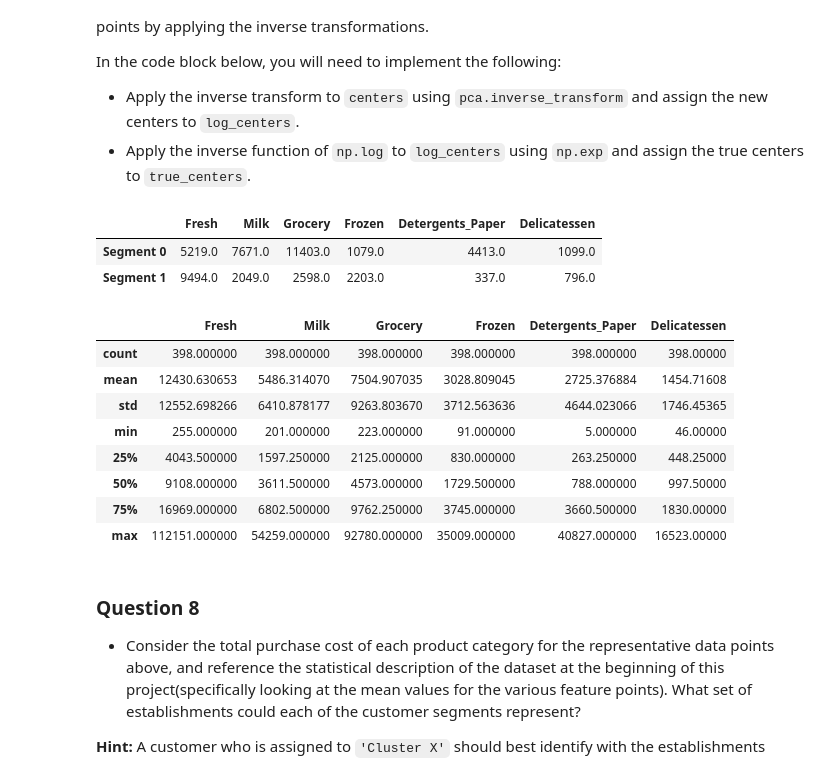
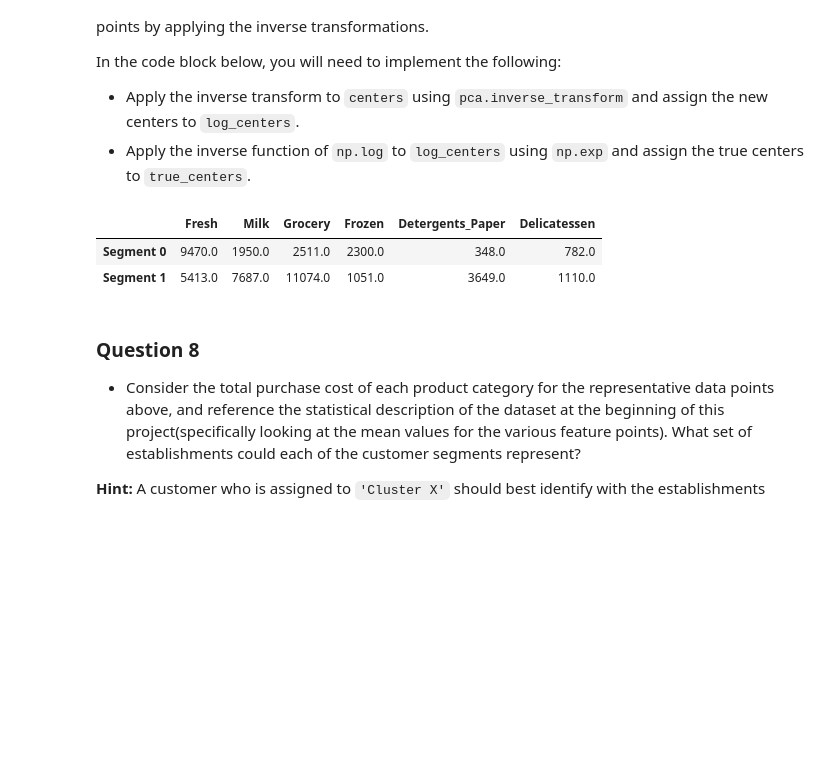
Before and after one commit to Iamjulius/machine-learning, a Jupyter notebook: customer_segments/customer_segments.ipynb, the cells around one changed output. Saved outputs shown, nothing was run; the diff lists cells and outputs as text; code cells hidden in the pictures; blank space fills up the shorter version.

Commit message:
Update project customer_segments based on feedback

```diff
--- a/customer_segments/customer_segments.ipynb
+++ b/customer_segments/customer_segments.ipynb
@@ -207,0 +267,13 @@ pd.plotting.scatter_matrix(log_data, alpha = 0.3, figsize = (14,8), diagonal = '
+# %%
+#Plot the distribution of log_data
+
+fig, axes = plt.subplots(2, 3)
+axes = axes.flatten()
+fig.set_size_inches(18, 6)
+fig.suptitle('Distribution of Features for Log Data')
+
+for i, col in enumerate(log_data.columns):
+    feature = log_data[col]
+    sns.distplot(feature, label=col, ax=axes[i])
+    axes[i].axvline(feature.mean(),linewidth=1)
+    axes[i].axvline(feature.median(),linewidth=1, color='r')
@@ -249,11 +334,12 @@ for feature in log_data.keys():
     # Display the outliers
     print("Data points considered outliers for the feature '{}':".format(feature))
     out = log_data[~((log_data[feature] >= Q1 - step) & (log_data[feature] <= Q3 + step))]
-    display(out)
+    index = list(out.index.values)
+    display(sorted(index))
     outliers.update(out.index.values)
 
 # Remove the outliers, if any were specified
 good_data = log_data.drop(log_data.index[list(outliers)]).reset_index(drop = True)
-print('New shape of data:\n', good_data.shape)
+print('\nNew shape of data: ', good_data.shape)
 # %% [output]
 Data points considered outliers for the feature 'Fresh':
@@ -373,2 +410,22 @@ Dimension 5    0.9767
 Dimension 6    1.0000
 Name: Explained Variance, dtype: float64
+# %%
+# create an x-axis variable for each pca component
+x = np.arange(1,7)
+
+# plot the cumulative variance
+plt.plot(x, np.cumsum(pca.explained_variance_ratio_), '-o', color='black')
+
+# plot the components' variance
+plt.bar(x, pca.explained_variance_ratio_, align='center', alpha=0.5)
+
+# plot styling
+plt.ylim(0, 1.05)
+plt.annotate('Cumulative\nexplained\nvariance',
+             xy=(3.7, .88), arrowprops=dict(arrowstyle='->'), xytext=(4.5, .6))
+for i,j in zip(x, np.cumsum(pca.explained_variance_ratio_)):
+    plt.annotate(str(j.round(4)),xy=(i+.2,j-.02))
+plt.xticks(range(1,7))
+plt.xlabel('PCA components')
+plt.ylabel('Explained Variance')
+plt.show()
@@ -560,29 +614,20 @@ In the code block below, you will need to implement the following:
 # %%
 # TODO: Inverse transform the centers
 log_centers = pca.inverse_transform(centers)
 
 # TODO: Exponentiate the centers
-true_centers = np.exp(log_centers)
+true_centers = scaler.inverse_transform(log_centers)
+true_centers = np.exp(true_centers)
 
 # Display the true centers
 segments = ['Segment {}'.format(i) for i in range(0,len(centers))]
 true_centers = pd.DataFrame(np.round(true_centers), columns = data.keys())
 true_centers.index = segments
 display(true_centers)
-display(np.exp(good_data).describe())
 # %% [output]
 |  | Fresh | Milk | Grocery | Frozen | Detergents_Paper | Delicatessen |
-| Segment 0 | 5219.0 | 7671.0 | 11403.0 | 1079.0 | 4413.0 | 1099.0 |
-| Segment 1 | 9494.0 | 2049.0 | 2598.0 | 2203.0 | 337.0 | 796.0 |
+| Segment 0 | 9470.0 | 1950.0 | 2511.0 | 2300.0 | 348.0 | 782.0 |
+| Segment 1 | 5413.0 | 7687.0 | 11074.0 | 1051.0 | 3649.0 | 1110.0 |
-|  | Fresh | Milk | Grocery | Frozen | Detergents_Paper | Delicatessen |
-| count | 398.000000 | 398.000000 | 398.000000 | 398.000000 | 398.000000 | 398.00000 |
-| mean | 12430.630653 | 5486.314070 | 7504.907035 | 3028.809045 | 2725.376884 | 1454.71608 |
-| std | 12552.698266 | 6410.878177 | 9263.803670 | 3712.563636 | 4644.023066 | 1746.45365 |
-| min | 255.000000 | 201.000000 | 223.000000 | 91.000000 | 5.000000 | 46.00000 |
-| 25% | 4043.500000 | 1597.250000 | 2125.000000 | 830.000000 | 263.250000 | 448.25000 |
-| 50% | 9108.000000 | 3611.500000 | 4573.000000 | 1729.500000 | 788.000000 | 997.50000 |
-| 75% | 16969.000000 | 6802.500000 | 9762.250000 | 3745.000000 | 3660.500000 | 1830.00000 |
-| max | 112151.000000 | 54259.000000 | 92780.000000 | 35009.000000 | 40827.000000 | 16523.00000 |
 # %% [markdown]
 ### Question 8
 
```
Also changed, not shown: parts of 31 cells of this notebook, 1 other file.
